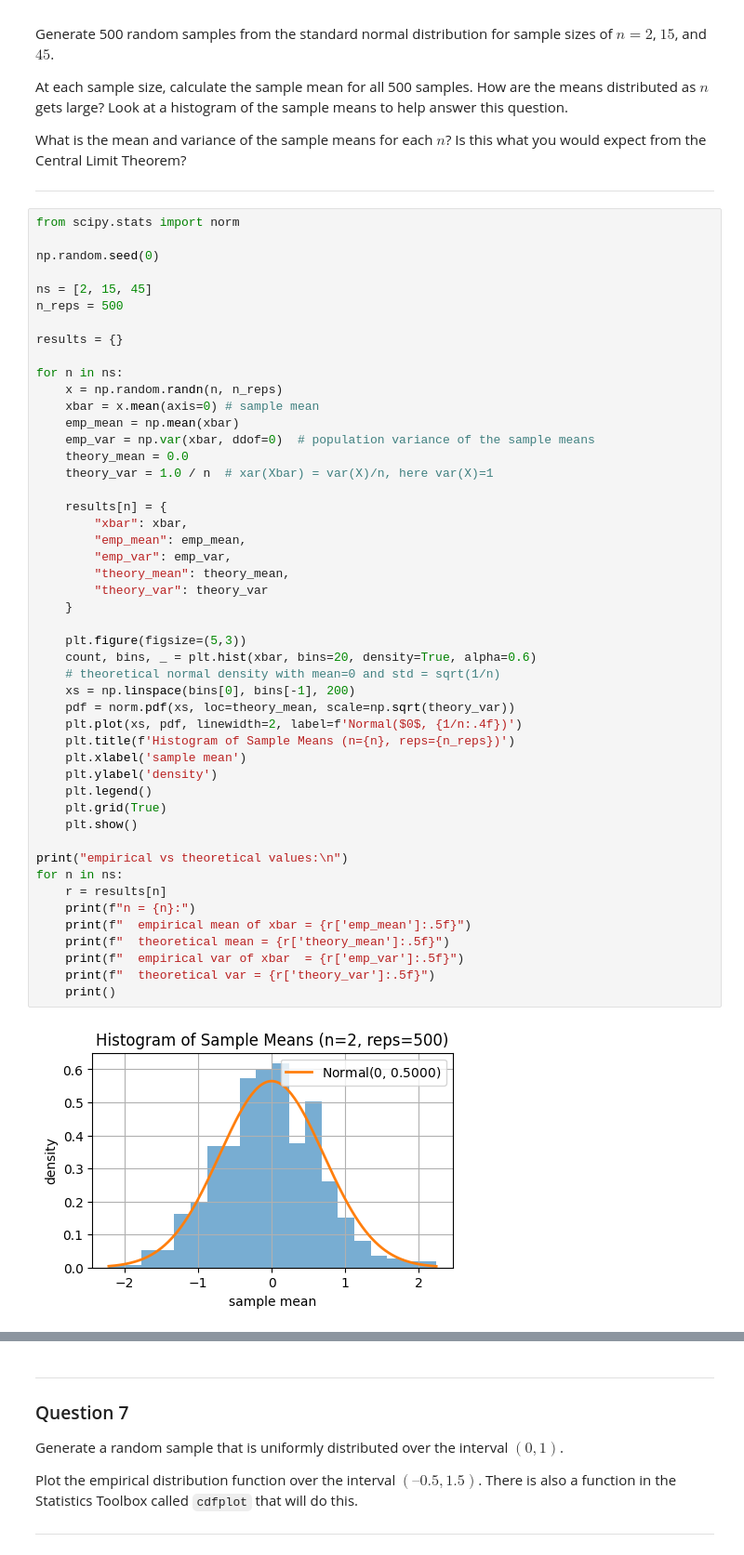
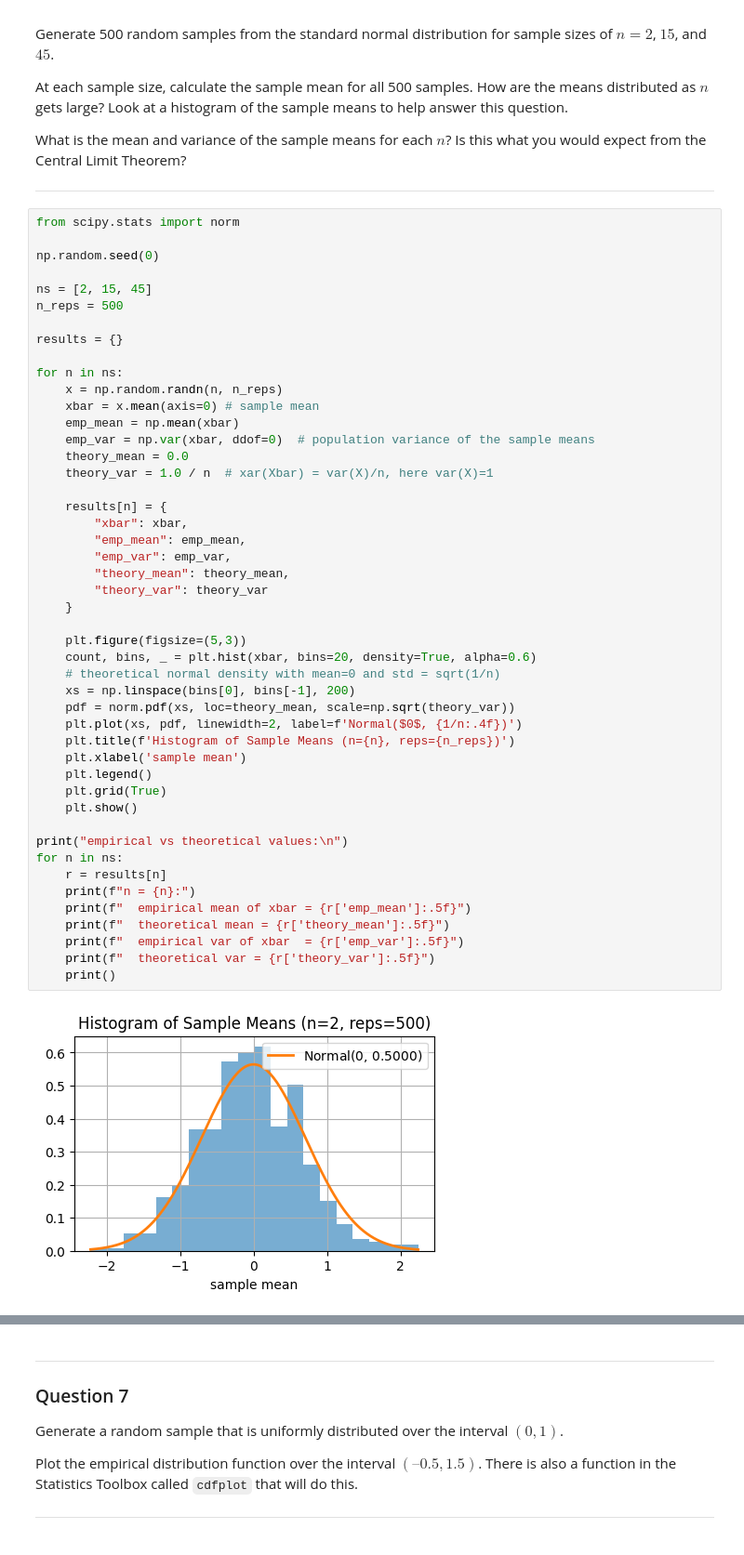
Before and after one commit to mervenurkarabulut/gsu-ind-522, a Jupyter notebook: HW3/hw3.ipynb, the cells around one changed output, grey strips where cells are left out. Shown at 93% size. Cells and saved outputs as stored; diff of their text form.

```diff
--- a/HW3/hw3.ipynb
+++ b/HW3/hw3.ipynb
@@ -295,32 +310,31 @@ for n in ns:
     results[n] = {
         "xbar": xbar,
         "emp_mean": emp_mean,
         "emp_var": emp_var,
         "theory_mean": theory_mean,
         "theory_var": theory_var
     }
 
     plt.figure(figsize=(5,3))
     count, bins, _ = plt.hist(xbar, bins=20, density=True, alpha=0.6)
     # theoretical normal density with mean=0 and std = sqrt(1/n)
     xs = np.linspace(bins[0], bins[-1], 200)
     pdf = norm.pdf(xs, loc=theory_mean, scale=np.sqrt(theory_var))
     plt.plot(xs, pdf, linewidth=2, label=f'Normal($0$, {1/n:.4f})')
     plt.title(f'Histogram of Sample Means (n={n}, reps={n_reps})')
     plt.xlabel('sample mean')
-    plt.ylabel('density')
     plt.legend()
     plt.grid(True)
     plt.show()
 
 print("empirical vs theoretical values:\n")
 for n in ns:
     r = results[n]
     print(f"n = {n}:")
     print(f"  empirical mean of xbar = {r['emp_mean']:.5f}")
     print(f"  theoretical mean = {r['theory_mean']:.5f}")
     print(f"  empirical var of xbar  = {r['emp_var']:.5f}")
     print(f"  theoretical var = {r['theory_var']:.5f}")
     print()
 # %% [output]
-[figure, old version]
+[figure, new version]
```
Also changed, not shown: parts of 21 cells of this notebook.
